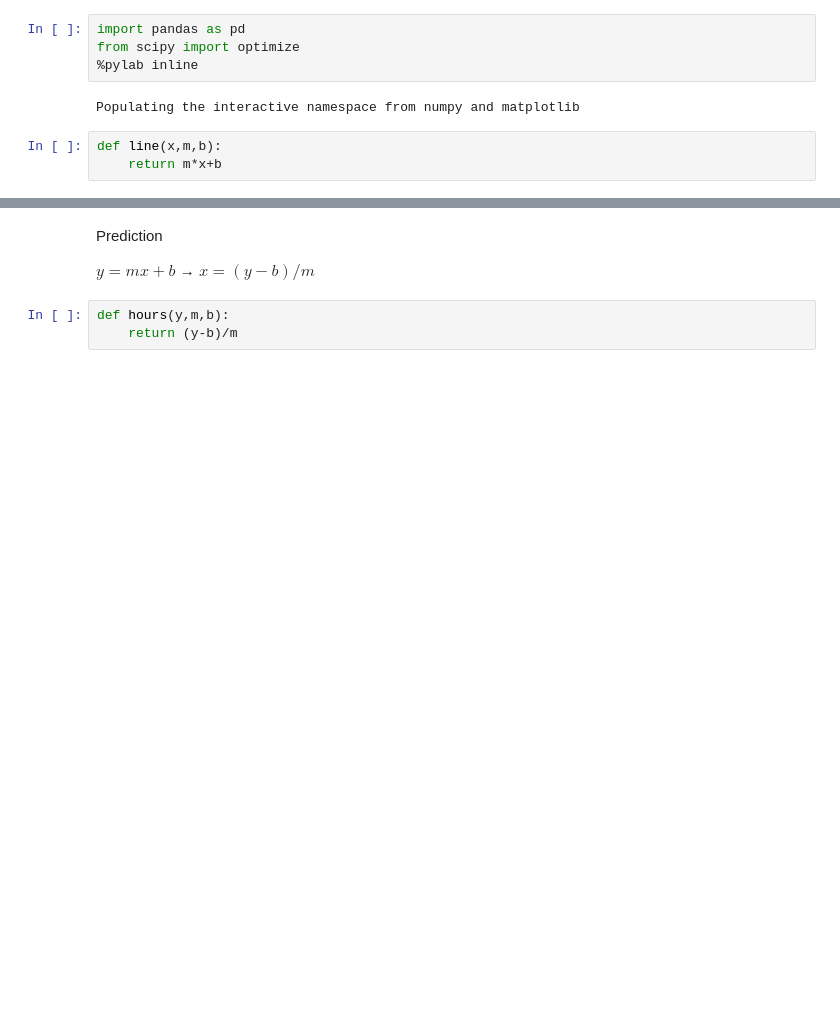
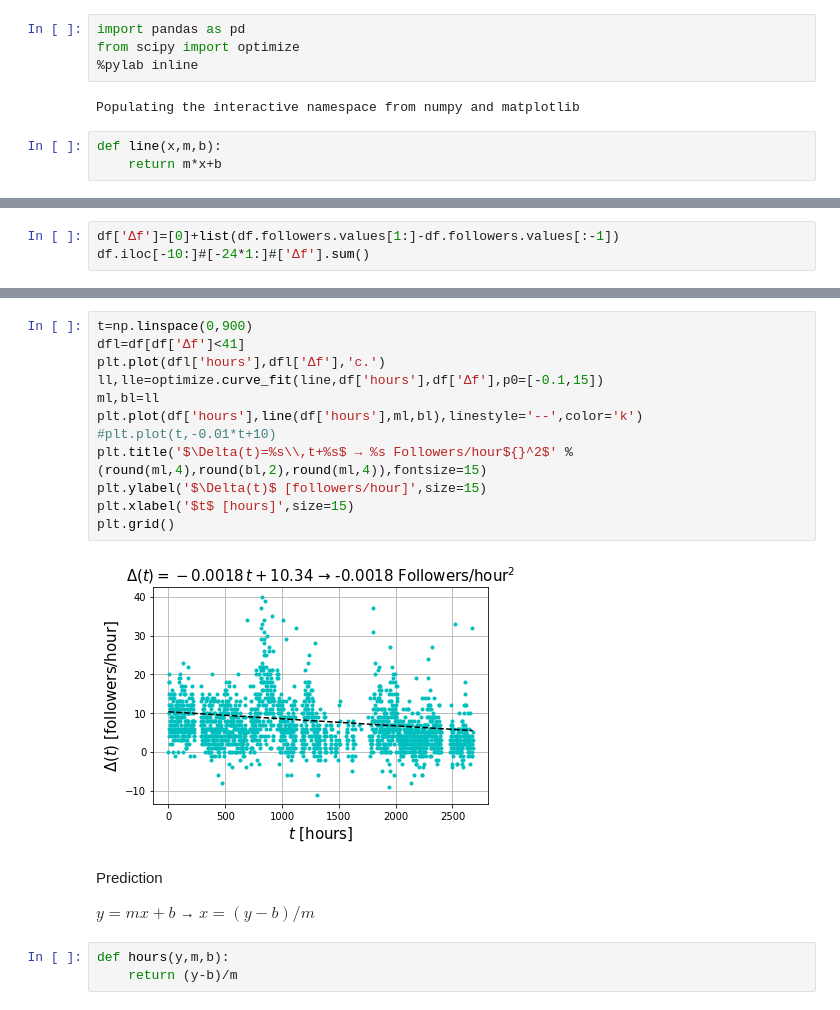
Before and after one commit to restrepo/instagram, a Jupyter notebook: analysis.ipynb, the cells around one changed output, grey strips where cells are left out. Saved outputs shown, nothing was run; the diff lists cells and outputs as text; blank space fills up the shorter version.

```diff
--- a/analysis.ipynb
+++ b/analysis.ipynb
@@ -26,0 +31,3 @@ Text(0, 0.5, 'Followers')
+# %%
+df['Δf']=[0]+list(df.followers.values[1:]-df.followers.values[:-1])
+df.iloc[-10:]#[-24*1:]#['Δf'].sum()
@@ -27,3 +46,17 @@ Text(0, 0.5, 'Followers')
+# %%
+t=np.linspace(0,900)
+dfl=df[df['Δf']<41]
+plt.plot(dfl['hours'],dfl['Δf'],'c.')
+ll,lle=optimize.curve_fit(line,df['hours'],df['Δf'],p0=[-0.1,15])
+ml,bl=ll
+plt.plot(df['hours'],line(df['hours'],ml,bl),linestyle='--',color='k')
+#plt.plot(t,-0.01*t+10)
+plt.title('$\Delta(t)=%s\\,t+%s$ → %s Followers/hour${}^2$' %(round(ml,4),round(bl,2),round(ml,4)),fontsize=15)
+plt.ylabel('$\Delta(t)$ [followers/hour]',size=15)
+plt.xlabel('$t$ [hours]',size=15)
+plt.grid()
+# %% [output]
+[figure, added]
 # %% [markdown]
 Prediction
 
```
Also changed, not shown: parts of 29 cells of this notebook, 2 other files.
